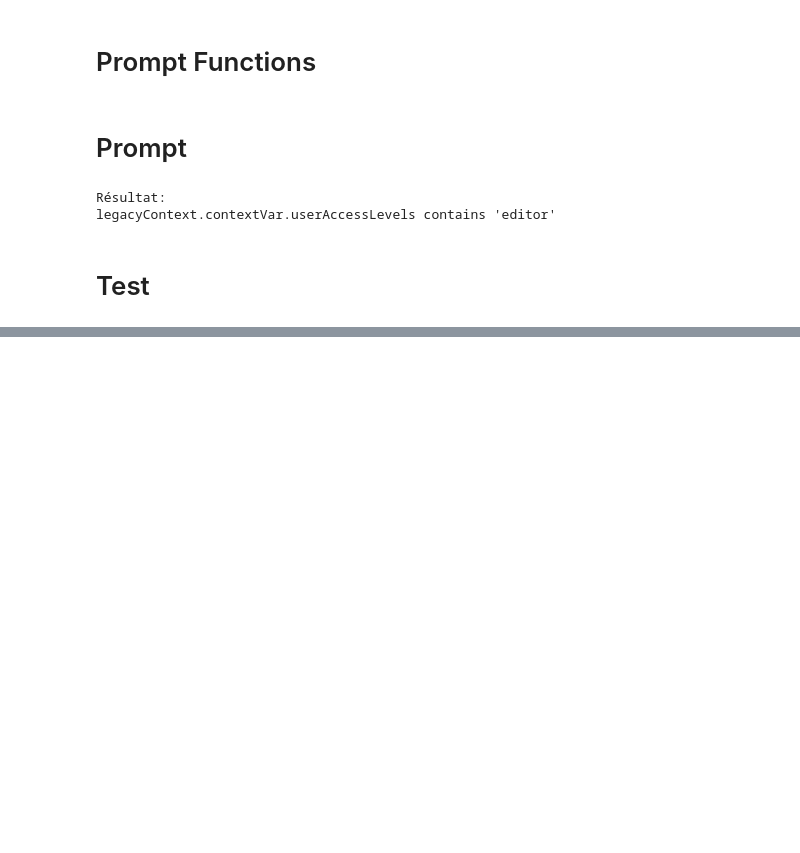
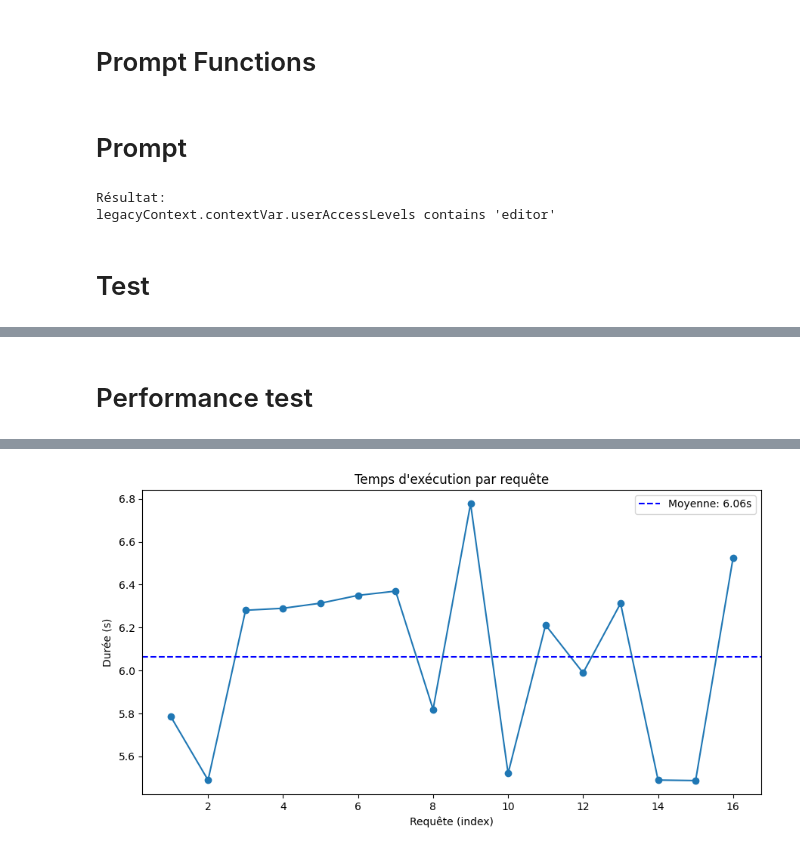
Before and after one commit to omararh/Expression-editor-assistant, a Jupyter notebook: phi_3_1.ipynb, the cells around one changed output, grey strips where cells are left out. Saved outputs shown, nothing was run; the diff lists cells and outputs as text; code cells hidden in the pictures; blank space fills up the shorter version.

```diff
--- a/phi_3_1.ipynb
+++ b/phi_3_1.ipynb
@@ -476,3 +476,78 @@ Similarité moyenne: 98.39%
 | 14 | Pour chaque ligne, retourner fals... | row.key_response == 'LIST_OUI_NON... | !(row.key_response == 'LIST_OUI_N... | 0.903275 | 1.0 |
 | 15 | Pour chaque ligne, si deadline_st... | row.deadline_state === 'ko' ? (ro... | row.deadline_state == 'ko' and ro... | 0.946655 | 1.0 |
 [figure]
+# %% [markdown]
+# Performance test
+# %%
+import os
+import time
+import numpy as np
+import matplotlib.pyplot as plt
+import pandas as pd
+
+TEST_RESULTS_PATH = "testResults/"
+
+def run_performance_test(context, examples, similarity_threshold=0.55):
+    """
+    Exécute un test de performance simple (1 requête = 1 test) et trace les temps d'exécution.
+
+    Args:
+        context (dict): Contexte disponible
+        examples (dict): Exemples d'expressions
+        similarity_threshold (float): Seuil de similarité
+
+    Returns:
+        float: Temps moyen par requête
+    """
+    setup_test_dir()
+
+    individual_times = []
+
+    for i, test in enumerate(test_cases):
+        print(f"Requête {i + 1}/{len(test_cases)}...")
+
+        start = time.time()
+
+        user_query = test['query']
+        filtred_examples = filter_by_embedding(user_query, {v: k for k, v in examples.items()}, top_k=10)
+        filtred_context = filter_by_embedding(user_query, {v: k for k, v in context.items()}, top_k=5)
+
+        try:
+            generate_expression(test['query'], available_context=filtred_context, examples=filtred_examples)
+        except Exception as e:
+            print(f"Erreur: {str(e)}")
+
+        elapsed = time.time() - start
+        individual_times.append(elapsed)
+
+    avg_time = np.mean(individual_times)
+    print(f"Temps moyen par requête: {avg_time:.2f}s")
+
+    # Tracer les temps d'exécution
+    plot_execution_times(individual_times)
+
+    return avg_time
+
+
+def plot_execution_times(times):
+    """
+    Trace les temps d'exécution par requête avec une ligne de moyenne.
+
+    Args:
+        times (list): Liste des durées en secondes
+    """
+    plt.figure(figsize=(9, 5))
+    plt.plot(range(1, len(times) + 1), times, marker='o', linestyle='-')
+    avg_time = np.mean(times)
+    plt.axhline(y=avg_time, color='blue', linestyle='--', label=f'Moyenne: {avg_time:.2f}s')
+    plt.title("Temps d'exécution par requête")
+    plt.xlabel("Requête (index)")
+    plt.ylabel("Durée (s)")
+    plt.legend()
+    plt.tight_layout()
+    plt.savefig(f"{TEST_RESULTS_PATH}temps_par_requete.png")
+    plt.show()
+
+# Exécution du test de performance
+avg_time = run_performance_test(AVAILABLE_CONTEXT, SYMFONY_EXAMPLES)
+# %% [output]
@@ -478,0 +571 @@ Similarité moyenne: 98.39%
+[figure, added]
```
Also changed, not shown: parts of 2 cells of this notebook.
